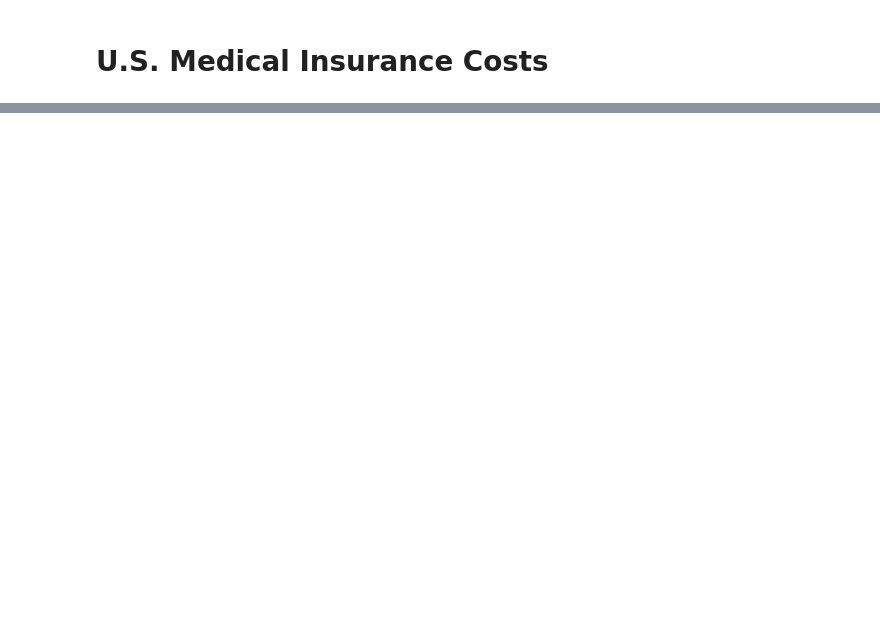
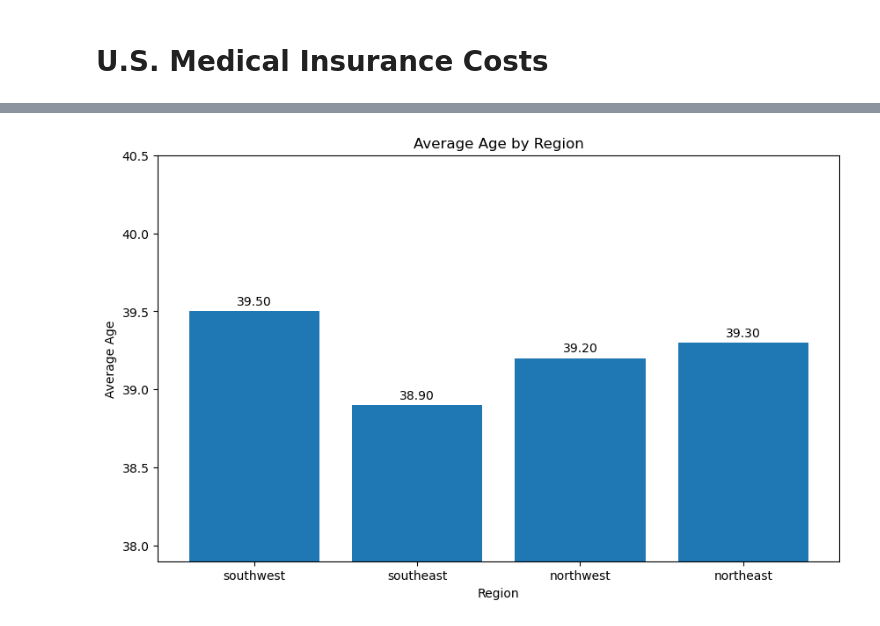
Before and after one commit to jbreaper/Codecademy-US-Medical-Insurance-Project, a Jupyter notebook: python-portfolio-project-starter-files/us-medical-insurance-costs.ipynb, the cells around one changed output, grey strips where cells are left out. Saved outputs shown, nothing was run; the diff lists cells and outputs as text; code cells hidden in the pictures; blank space fills up the shorter version.

```diff
--- a/python-portfolio-project-starter-files/us-medical-insurance-costs.ipynb
+++ b/python-portfolio-project-starter-files/us-medical-insurance-costs.ipynb
@@ -302,4 +2,0 @@ for age_bracket, costs in ageBracketNational.items():
-# %%
-print("Age Brackets:")
-for bracket in sorted(ageBrackets):
-    print("\t", bracket, ":\n\t\t-", sorted(ageBrackets[bracket]))
@@ -382,0 +440,7 @@ plt.show()
+# %%
+print("Age Brackets:")
+for bracket in sorted(records.ageBrackets):
+    ageBrackets = []
+    for i in range(len(records.ageBrackets[bracket])):
+        ageBrackets.append(records.ageBrackets[bracket][i]["age"])
+    print("\t", bracket, ":\n\t\t-", sorted(ageBrackets))
@@ -382,0 +469,8 @@ plt.show()
+# %%
+# print the results
+print("Region IDs:")
+for region in records.regions:
+    print("\t", region, ":\n\t\t-", sorted(records.regions[region].ageDictionary.keys()))
+print("Age Region:")
+for region in records.regions:
+    print("\t", region, ":\n\t\t-", sorted(records.regions[region].ageDictionary.values()))
@@ -382,0 +500,8 @@ plt.show()
+# %%
+print("Average Age Regional:")
+for region in records.regions:
+    print("\t", region, ":\n\t\t-", records.get_analyses_national()["age"]["Average Age (" + region + ")"])
+print("Average Age National:\n\t\t-", records.get_analyses_national()["age"]["Average Age (national)"])
+print("Age Bracket Regional:")
+for region in records.regions:
+    print("\t", region, ":\n\t\t-", records.get_analyses_national()["age"]['Bracket averages (' + region + ')'])
@@ -382,0 +535,20 @@ plt.show()
+# %%
+graphData = {
+    region: records.get_analyses_national()["age"]["Average Age (" + region + ")"]
+    for region in records.regions
+}
+
+plt.figure(figsize=(10, 6))
+plt.bar(graphData.keys(), graphData.values())
+plt.title('Average Age by Region')
+plt.xlabel('Region')
+plt.ylabel('Average Age')
+
+plt.ylim(min(graphData.values()) - 1, max(graphData.values()) + 1)
+
+for i, txt in enumerate(graphData.values()):
+    plt.annotate(f'{txt:.2f}', (list(graphData.keys())[i], list(graphData.values())[i]), textcoords="offset points", xytext=(0,5), ha='center')
+
+plt.show()
+# %% [output]
+[figure, added]
```
Also changed, not shown: parts of 35 cells of this notebook.
